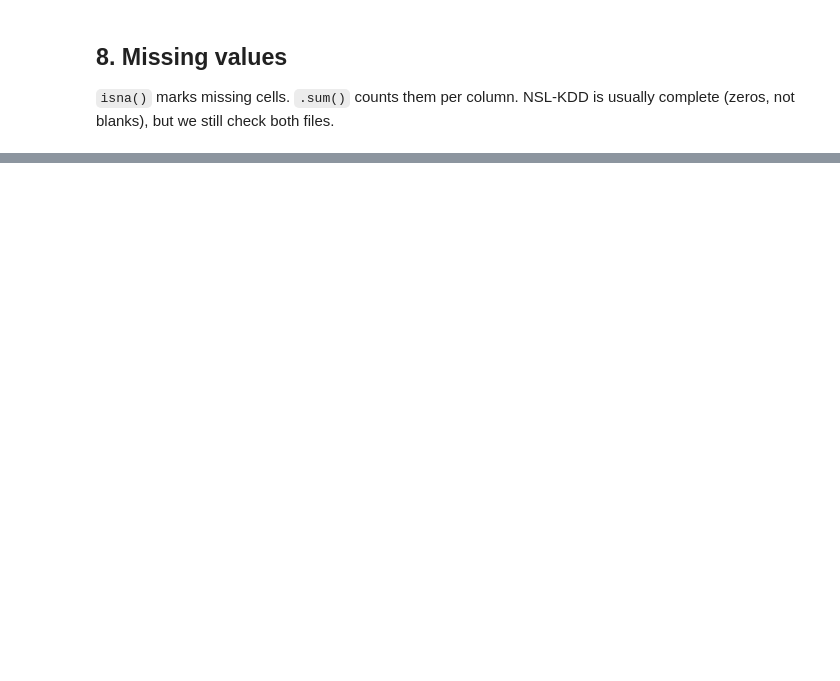
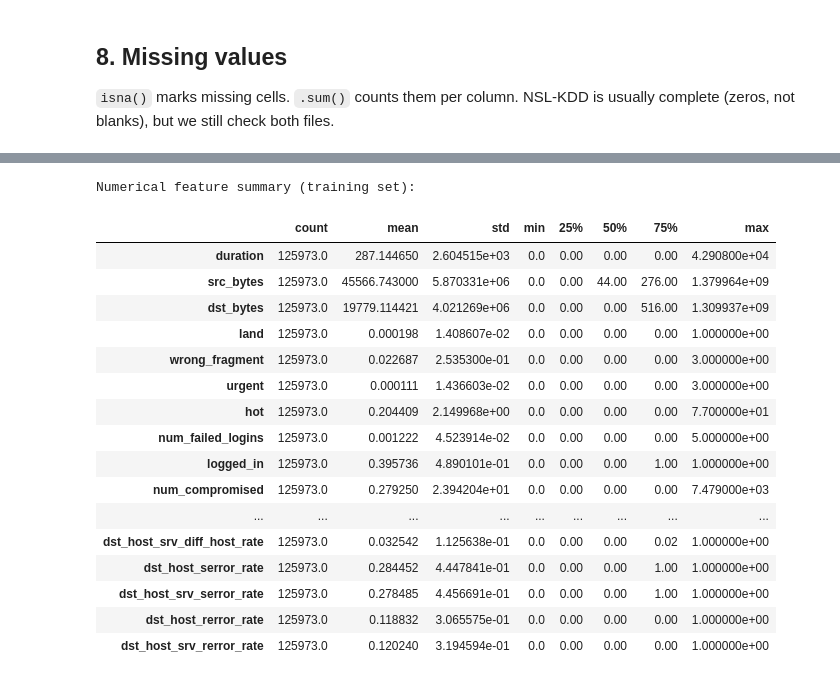
Before and after one commit to nitya098/network-traffic-anomaly-detection, a Jupyter notebook: notebooks/01_eda.ipynb, the cells around one changed output, grey strips where cells are left out. Drawn from its saved outputs; the diff is of its cells as text; code cells hidden in the pictures; blank space fills up the shorter version.

```diff
--- a/notebooks/01_eda.ipynb
+++ b/notebooks/01_eda.ipynb
@@ -131,0 +434,16 @@ print(test_df.isna().sum())
+# %%
+feature_columns = [col for col in COLUMNS if col not in ["label", "difficulty"]]
+
+X_train = train_df[feature_columns]
+X_test = test_df[feature_columns]
+y_train = train_df["attack_category"]
+y_test = test_df["attack_category"]
+
+print("Number of feature columns:", len(feature_columns))
+print("X_train shape:", X_train.shape)
+print("X_test shape:", X_test.shape)
+print("y_train shape:", y_train.shape)
+print("y_test shape:", y_test.shape)
+print()
+print("Feature names:")
+print(feature_columns)
@@ -131,0 +471,11 @@ print(test_df.isna().sum())
+# %%
+categorical_features = X_train.select_dtypes(include="object").columns.tolist()
+numerical_features = X_train.select_dtypes(include="number").columns.tolist()
+
+print("Number of categorical features:", len(categorical_features))
+print("Categorical features:")
+print(categorical_features)
+print()
+print("Number of numerical features:", len(numerical_features))
+print("Numerical features:")
+print(numerical_features)
@@ -131,0 +496,22 @@ print(test_df.isna().sum())
+# %%
+print("Numerical feature summary (training set):")
+display(X_train[numerical_features].describe().T)
+# %% [output]
+Numerical feature summary (training set):
+|  | count | mean | std | min | 25% | 50% | 75% | max |
+| duration | 125973.0 | 287.144650 | 2.604515e+03 | 0.0 | 0.00 | 0.00 | 0.00 | 4.290800e+04 |
+| src_bytes | 125973.0 | 45566.743000 | 5.870331e+06 | 0.0 | 0.00 | 44.00 | 276.00 | 1.379964e+09 |
+| dst_bytes | 125973.0 | 19779.114421 | 4.021269e+06 | 0.0 | 0.00 | 0.00 | 516.00 | 1.309937e+09 |
+| land | 125973.0 | 0.000198 | 1.408607e-02 | 0.0 | 0.00 | 0.00 | 0.00 | 1.000000e+00 |
+| wrong_fragment | 125973.0 | 0.022687 | 2.535300e-01 | 0.0 | 0.00 | 0.00 | 0.00 | 3.000000e+00 |
+| urgent | 125973.0 | 0.000111 | 1.436603e-02 | 0.0 | 0.00 | 0.00 | 0.00 | 3.000000e+00 |
+| hot | 125973.0 | 0.204409 | 2.149968e+00 | 0.0 | 0.00 | 0.00 | 0.00 | 7.700000e+01 |
+| num_failed_logins | 125973.0 | 0.001222 | 4.523914e-02 | 0.0 | 0.00 | 0.00 | 0.00 | 5.000000e+00 |
+| logged_in | 125973.0 | 0.395736 | 4.890101e-01 | 0.0 | 0.00 | 0.00 | 1.00 | 1.000000e+00 |
+| num_compromised | 125973.0 | 0.279250 | 2.394204e+01 | 0.0 | 0.00 | 0.00 | 0.00 | 7.479000e+03 |
+| ... | ... | ... | ... | ... | ... | ... | ... | ... |
+| dst_host_srv_diff_host_rate | 125973.0 | 0.032542 | 1.125638e-01 | 0.0 | 0.00 | 0.00 | 0.02 | 1.000000e+00 |
+| dst_host_serror_rate | 125973.0 | 0.284452 | 4.447841e-01 | 0.0 | 0.00 | 0.00 | 1.00 | 1.000000e+00 |
+| dst_host_srv_serror_rate | 125973.0 | 0.278485 | 4.456691e-01 | 0.0 | 0.00 | 0.00 | 1.00 | 1.000000e+00 |
+| dst_host_rerror_rate | 125973.0 | 0.118832 | 3.065575e-01 | 0.0 | 0.00 | 0.00 | 0.00 | 1.000000e+00 |
+| dst_host_srv_rerror_rate | 125973.0 | 0.120240 | 3.194594e-01 | 0.0 | 0.00 | 0.00 | 0.00 | 1.000000e+00 |
```
Also changed, not shown: parts of 34 cells of this notebook.
